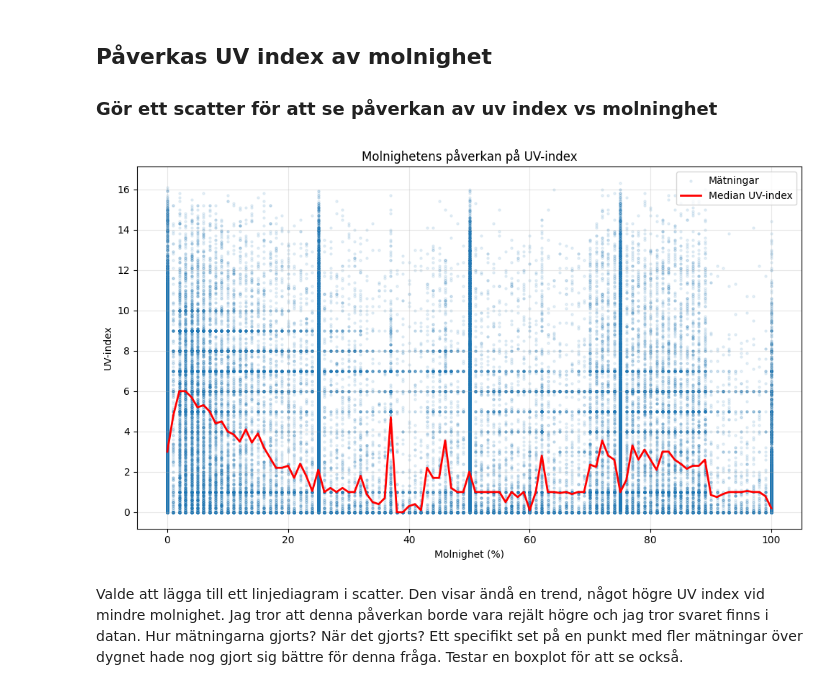
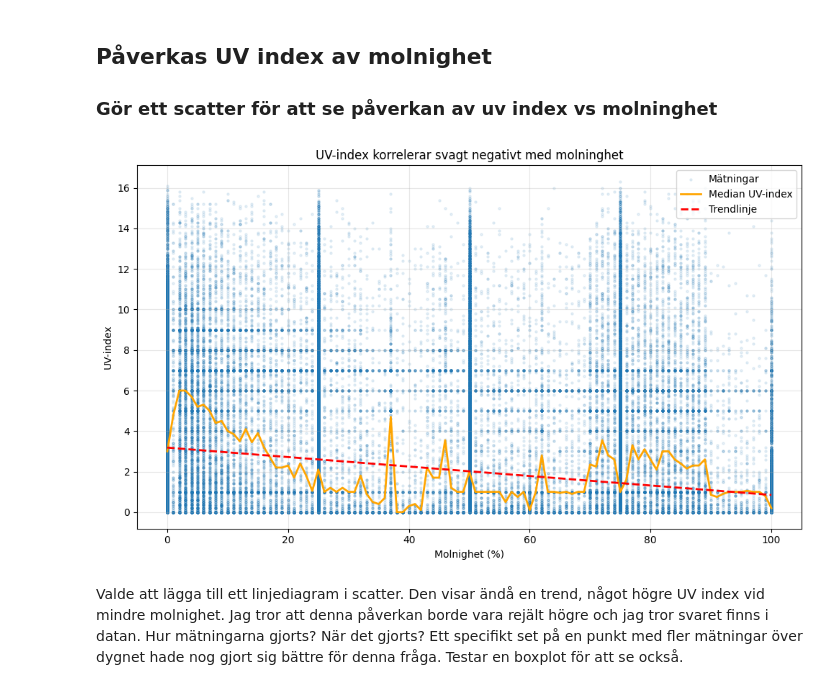
Before and after one commit to NonSentientExistence/Ai_KK_1, a Jupyter notebook: notebook.ipynb, the cells around one changed output. Saved outputs shown, nothing was run; the diff lists cells and outputs as text; code cells hidden in the pictures.

Commit message:
Changes made according to input. Added trend lines, binned boxplot and ensured titles are statements

```diff
--- a/notebook.ipynb
+++ b/notebook.ipynb
@@ -340,36 +341,41 @@ Här ser vi att kina är en utstickare med högst median och låg spridning. Ind
 # Beräkna median UV per molntäckenivå
 median_uv = df_clean.groupby("cloud")["uv_index"].median()
 
 fig, ax = plt.subplots(figsize=(10, 6))
 
 # Scatter
 ax.scatter(
     df_clean["cloud"],
     df_clean["uv_index"],
     alpha=0.1,
     s=5,
     label="Mätningar"
 )
 
 # Linjediagram ovanpå
 ax.plot(
     median_uv.index,
     median_uv.values,
-    color="red",
+    color="orange",
     linewidth=2,
     label="Median UV-index"
 )
 
+z = np.polyfit(range(len(median_uv)), median_uv.values, 1)
+p = np.poly1d(z)
+x_trend = np.linspace(0, len(median_uv) - 1, 100)
+ax.plot(x_trend, p(x_trend), color="red", linewidth=2, linestyle="--", label="Trendlinje")
+
 ax.set_xlabel("Molnighet (%)")
 ax.set_ylabel("UV-index")
-ax.set_title("Molnighetens påverkan på UV-index")
+ax.set_title("UV-index korrelerar svagt negativt med molnighet")
 ax.legend()
 ax.grid(alpha=0.3)
 
 plt.tight_layout()
 plt.show()
 # %% [output]
-[figure, old version]
+[figure, new version]
 # %% [markdown]
 Valde att lägga till ett linjediagram i scatter. Den visar ändå en trend, något högre UV index vid mindre molnighet. Jag tror att denna påverkan borde vara rejält högre och jag tror svaret finns i datan. Hur mätningarna gjorts? När det gjorts? Ett specifikt set på en punkt med fler mätningar över dygnet hade nog gjort sig bättre för denna fråga. Testar en boxplot för att se också.
 # %%
```
Also changed, not shown: parts of 3 cells of this notebook.
